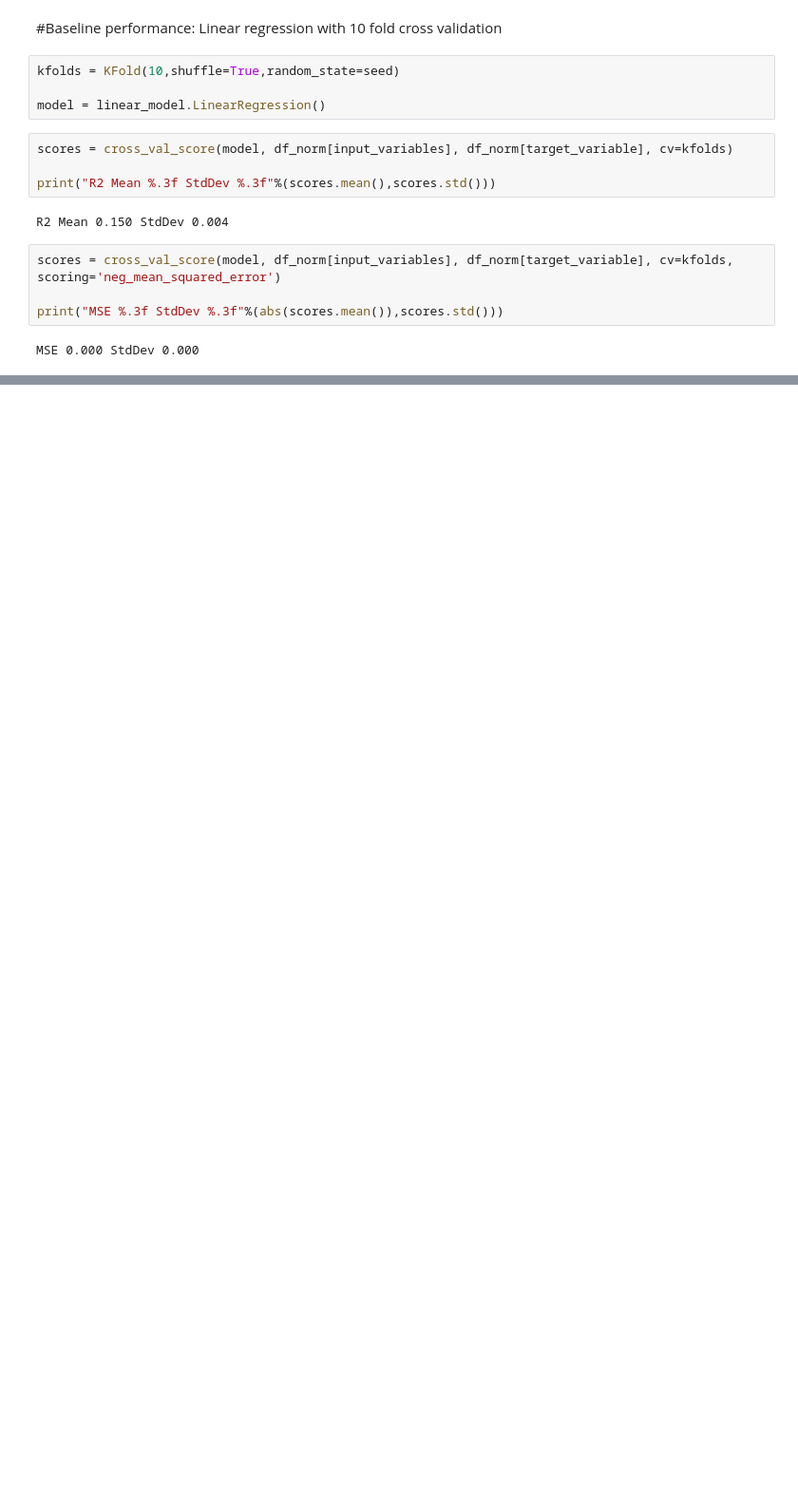
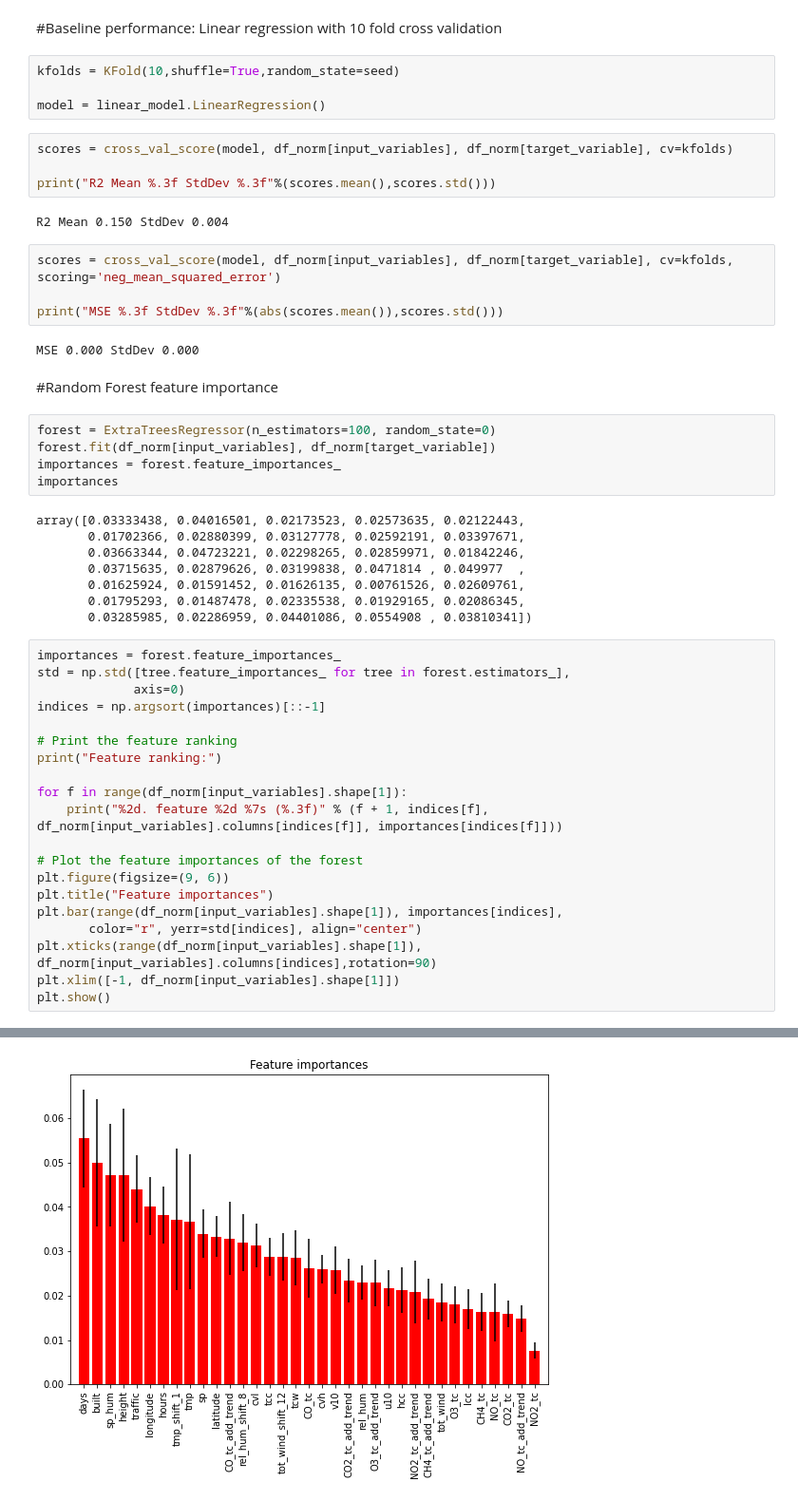
Before and after one commit to ECMWFCode4Earth/MaLePoM, a Jupyter notebook: notebooks/model/3_months_CO_baseline_model.ipynb, the cells around one changed output, grey strips where cells are left out. Shown at 95% size. Drawn from its saved outputs; the diff is of its cells as text; blank space fills up the shorter version.

```diff
--- a/notebooks/model/3_months_CO_baseline_model.ipynb
+++ b/notebooks/model/3_months_CO_baseline_model.ipynb
@@ -136,3 +136,39 @@ scores = cross_val_score(model, df_norm[input_variables], df_norm[target_variabl
 print("MSE %.3f StdDev %.3f"%(abs(scores.mean()),scores.std()))
 # %% [output]
 MSE 0.000 StdDev 0.000
+# %% [markdown]
+#Random Forest feature importance
+# %%
+forest = ExtraTreesRegressor(n_estimators=100, random_state=0)
+forest.fit(df_norm[input_variables], df_norm[target_variable])
+importances = forest.feature_importances_
+importances
+# %% [output]
+array([0.03333438, 0.04016501, 0.02173523, 0.02573635, 0.02122443,
+       0.01702366, 0.02880399, 0.03127778, 0.02592191, 0.03397671,
+       0.03663344, 0.04723221, 0.02298265, 0.02859971, 0.01842246,
+       0.03715635, 0.02879626, 0.03199838, 0.0471814 , 0.049977  ,
+       0.01625924, 0.01591452, 0.01626135, 0.00761526, 0.02609761,
+       0.01795293, 0.01487478, 0.02335538, 0.01929165, 0.02086345,
+       0.03285985, 0.02286959, 0.04401086, 0.0554908 , 0.03810341])
+# %%
+importances = forest.feature_importances_
+std = np.std([tree.feature_importances_ for tree in forest.estimators_],
+             axis=0)
+indices = np.argsort(importances)[::-1]
+
+# Print the feature ranking
+print("Feature ranking:")
+
+for f in range(df_norm[input_variables].shape[1]):
+    print("%2d. feature %2d %7s (%.3f)" % (f + 1, indices[f], df_norm[input_variables].columns[indices[f]], importances[indices[f]]))
+
+# Plot the feature importances of the forest
+plt.figure(figsize=(9, 6))
+plt.title("Feature importances")
+plt.bar(range(df_norm[input_variables].shape[1]), importances[indices],
+       color="r", yerr=std[indices], align="center")
+plt.xticks(range(df_norm[input_variables].shape[1]), df_norm[input_variables].columns[indices],rotation=90)
+plt.xlim([-1, df_norm[input_variables].shape[1]])
+plt.show()
+# %% [output]
@@ -138,0 +192 @@ MSE 0.000 StdDev 0.000
+[figure, added]
```
Also changed, not shown: parts of 2 cells of this notebook, 1 other file.
